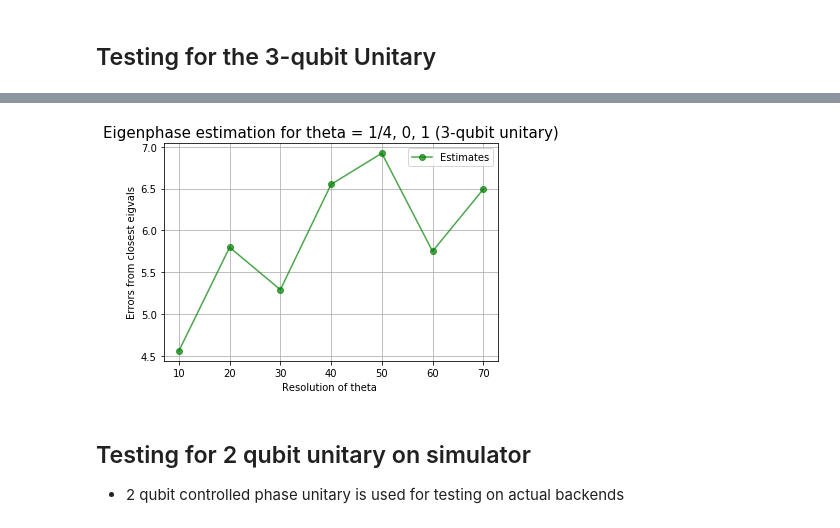
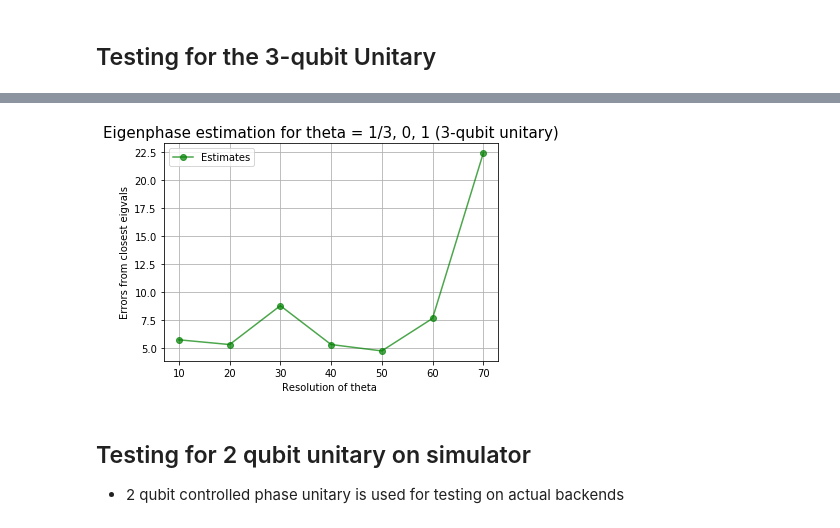
Before and after one commit to TheGupta2012/QPE-Algorithms, a Jupyter notebook: QPE/Statistical QPE/Alternate Approach/SPEA - Changed algorithm and Alternate approach.ipynb, the cells around one changed output, grey strips where cells are left out. Drawn from its saved outputs; the diff is of its cells as text; code cells hidden in the pictures.

```diff
--- a/QPE/Statistical QPE/Alternate Approach/SPEA - Changed algorithm and Alternate approach.ipynb
+++ b/QPE/Statistical QPE/Alternate Approach/SPEA - Changed algorithm and Alternate approach.ipynb
@@ -421,7 +430,7 @@ U.cp(2*np.pi*(1/3),1,2)
 U.draw('mpl')
 
 errors = []
-eigvals = np.array([0.0,0.25,1.0])
+eigvals = np.array([0.0,1/3,1.0])
 
 for resolution in range(10,80,10):
     spe = global_max_SPEA(U,resolution= resolution,error = 4,max_iters=15)
@@ -454,18 +463,18 @@ Terminating algorithm...
 Maximum iterations reached for the estimation.
 Terminating algorithm...
 # %%
-plt.title("Eigenphase estimation for theta = 1/4, 0, 1 (3-qubit unitary)",fontsize = 15)
+plt.title("Eigenphase estimation for theta = 1/3, 0, 1 (3-qubit unitary)",fontsize = 15)
 plt.grid()
 plt.plot(list(range(10,80,10)),errors,marker = 'o',color='g',label = 'Estimates',alpha=0.7)
 # plt.plot([10,80],[0.25,0.25],color='black',label = "True")
 # plt.plot([10,80],[0,0],color='black',label = "True")
 # plt.plot([10,80],[1,1],color='black',label = "True")
 plt.legend()
 plt.xlabel("Resolution of theta ")
 plt.ylabel("Errors from closest eigvals")
 plt.savefig("Alternate_SPE_PLOT_1.jpg",dpi = 200)
 # %% [output]
-[figure, old version]
+[figure, new version]
 # %% [markdown]
 ## Testing for 2 qubit unitary on simulator
 - 2 qubit controlled phase unitary is used for testing on actual backends
```
Also changed, not shown: parts of 7 cells of this notebook, 22 other files.
